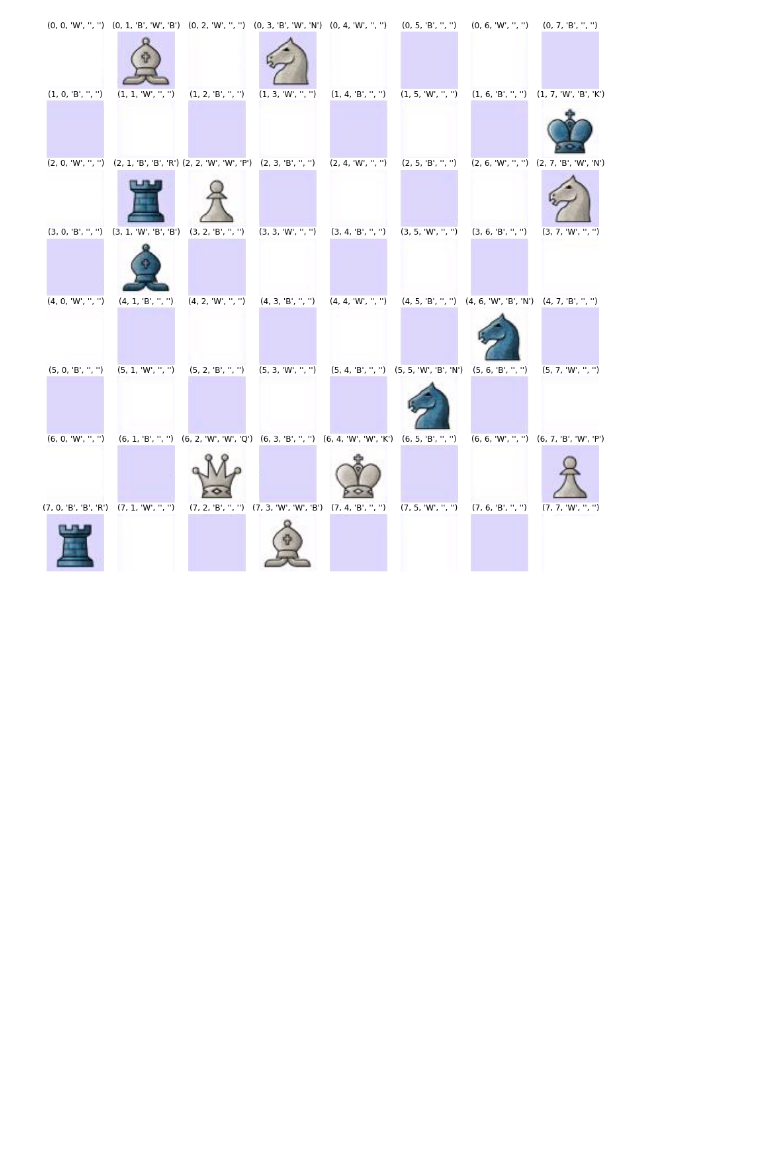
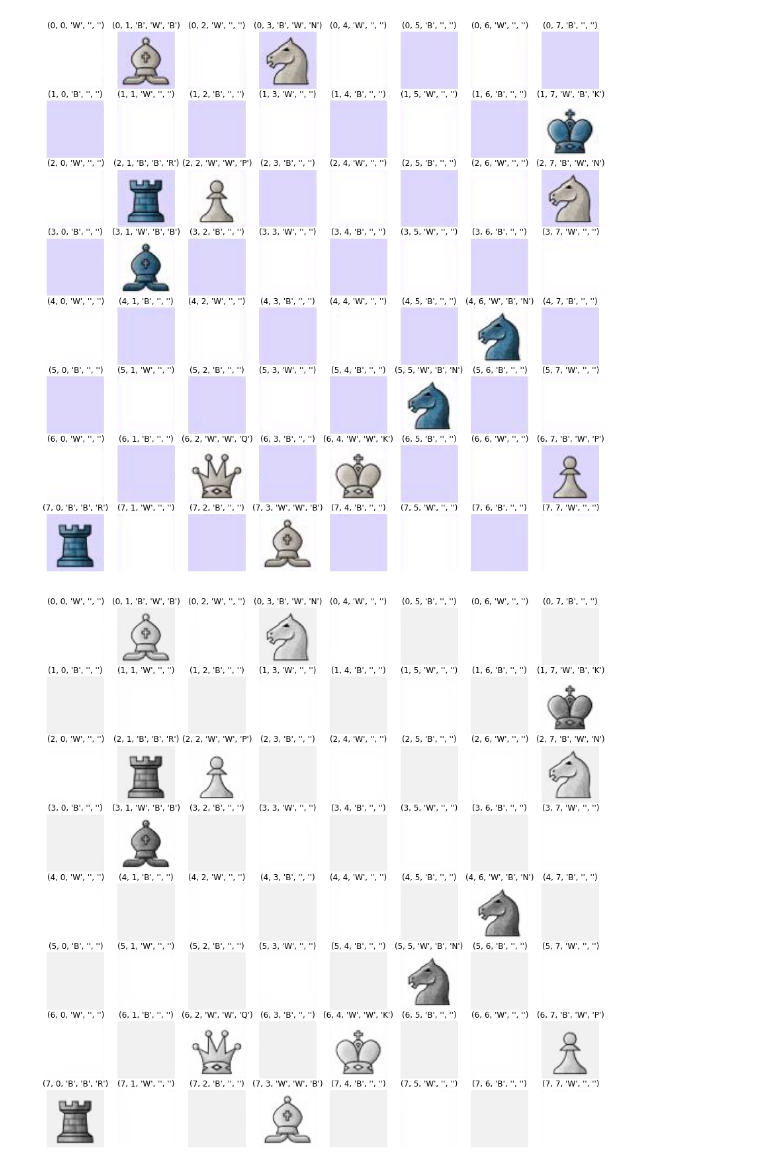
Before and after one commit to jordanc3/COMP5048, a Jupyter notebook: Loading Dataset (one image).ipynb, the cells around one changed output. Cells and saved outputs as stored; diff of their text form; code cells hidden in the pictures; blank space fills up the shorter version.

```diff
--- a/Loading Dataset (one image).ipynb
+++ b/Loading Dataset (one image).ipynb
@@ -88,3 +222,12 @@ for tile in make_data(im, label):
     plt.axis('off')
 # %% [output]
 [figure]
+# %%
+plt.figure(figsize=(15, 15))
+for tile in make_data(cv2.cvtColor(im, cv2.COLOR_BGR2GRAY), label):
+    plt.subplot(8,8,tile.row * 8 + tile.column + 1)
+    plt.title(f'{tile[1:]}')
+    plt.imshow(tile.image, cmap='Greys_r', vmin=0, vmax=255)
+    plt.axis('off')
+# %% [output]
+[figure, added]
```
Also changed, not shown: parts of 26 cells of this notebook.
